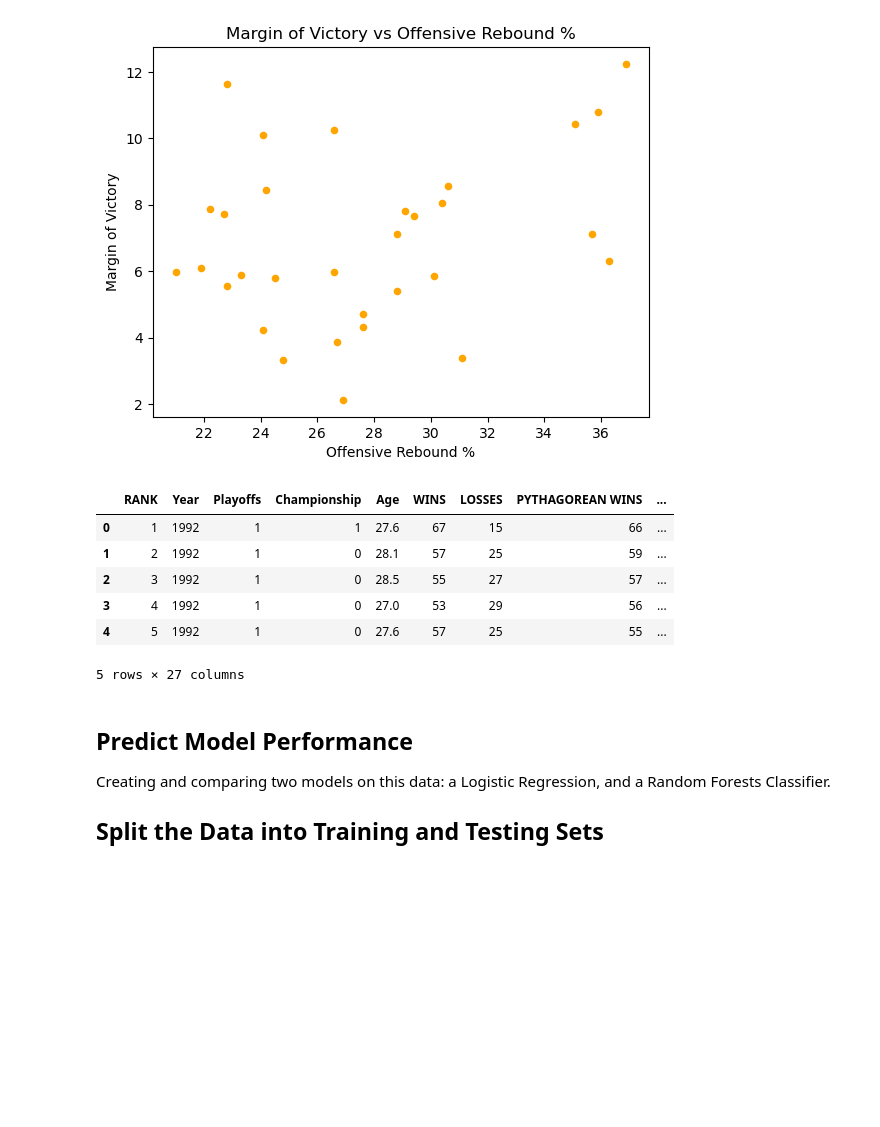
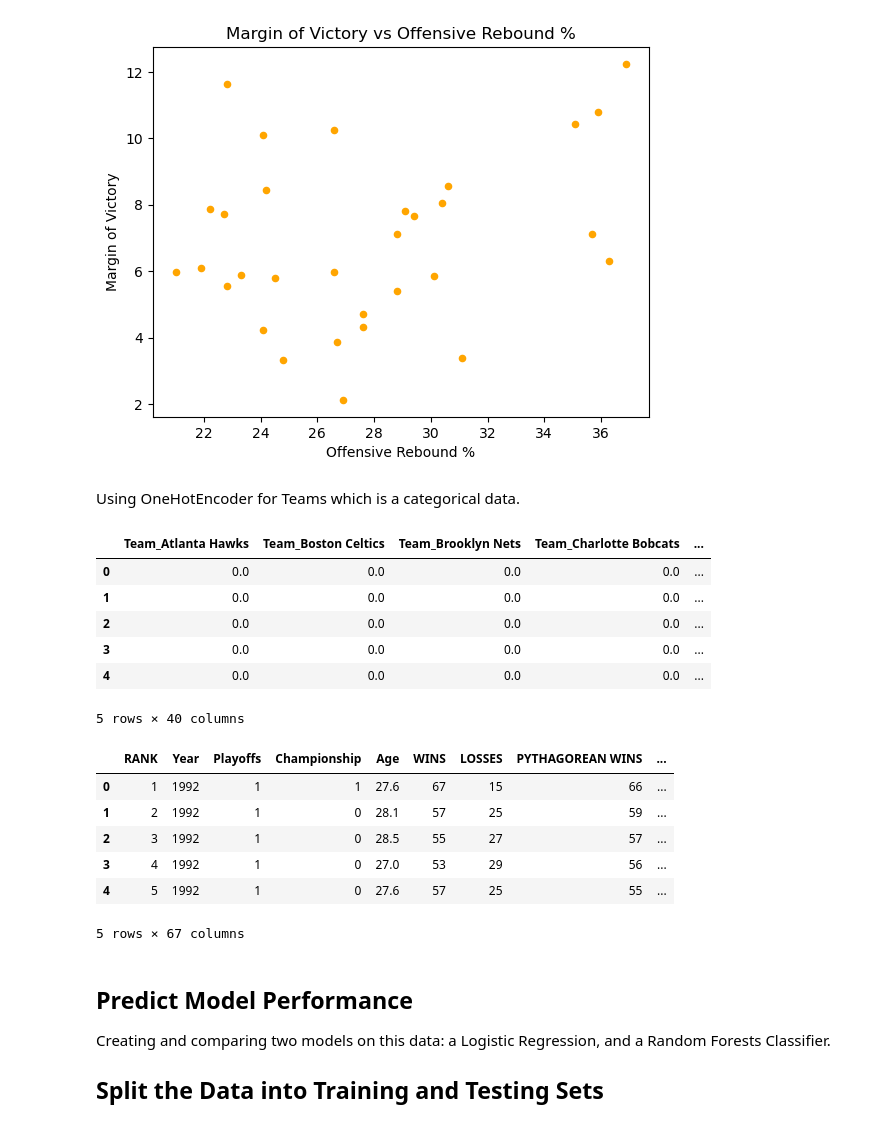
Before and after one commit to jrios46/Project2-MBA-Playoffs, a Jupyter notebook: Statistics.ipynb, the cells around one changed output. Drawn from its saved outputs; the diff is of its cells as text; code cells hidden in the pictures; blank space fills up the shorter version.

Commit message:
One hot encoder

```diff
--- a/Statistics.ipynb
+++ b/Statistics.ipynb
@@ -299,9 +299,31 @@ plt.title('Margin of Victory vs Offensive Rebound %')
 # %% [output]
 Text(0.5, 1.0, 'Margin of Victory vs Offensive Rebound %')
 [figure]
+# %% [markdown]
+Using OneHotEncoder for Teams which is a categorical data.
+# %%
+from sklearn.preprocessing import OneHotEncoder
+encoder = OneHotEncoder(sparse_output=False)
+# %%
+encodeded_teams = encoder.fit_transform(df_renamed[['Team']])
+# %%
+encodeded_teams_df = pd.DataFrame(encodeded_teams, columns=encoder.get_feature_names_out(["Team"]))
+# %%
+encodeded_teams_df.head()
+# %% [output]
+|  | Team_Atlanta Hawks | Team_Boston Celtics | Team_Brooklyn Nets | Team_Charlotte Bobcats | ... |
+| 0 | 0.0 | 0.0 | 0.0 | 0.0 | ... |
+| 1 | 0.0 | 0.0 | 0.0 | 0.0 | ... |
+| 2 | 0.0 | 0.0 | 0.0 | 0.0 | ... |
+| 3 | 0.0 | 0.0 | 0.0 | 0.0 | ... |
+| 4 | 0.0 | 0.0 | 0.0 | 0.0 | ... |
+5 rows × 40 columns
 # %%
 df_renamed.drop(df_renamed.columns[2], axis=1, inplace=True)
-df_renamed.head()
+
+df_concat = pd.concat([df_renamed,encodeded_teams_df], axis=1)
+
+df_concat.head()
 # %% [output]
 |  | RANK | Year | Playoffs | Championship | Age | WINS | LOSSES | PYTHAGOREAN WINS | ... |
 | 0 | 1 | 1992 | 1 | 1 | 27.6 | 67 | 15 | 66 | ... |
@@ -309,7 +331,7 @@ df_renamed.head()
 | 2 | 3 | 1992 | 1 | 0 | 28.5 | 55 | 27 | 57 | ... |
 | 3 | 4 | 1992 | 1 | 0 | 27.0 | 53 | 29 | 56 | ... |
 | 4 | 5 | 1992 | 1 | 0 | 27.6 | 57 | 25 | 55 | ... |
-5 rows × 27 columns
+5 rows × 67 columns
 # %% [markdown]
 ## Predict Model Performance
 
```
Also changed, not shown: 1 other file.
